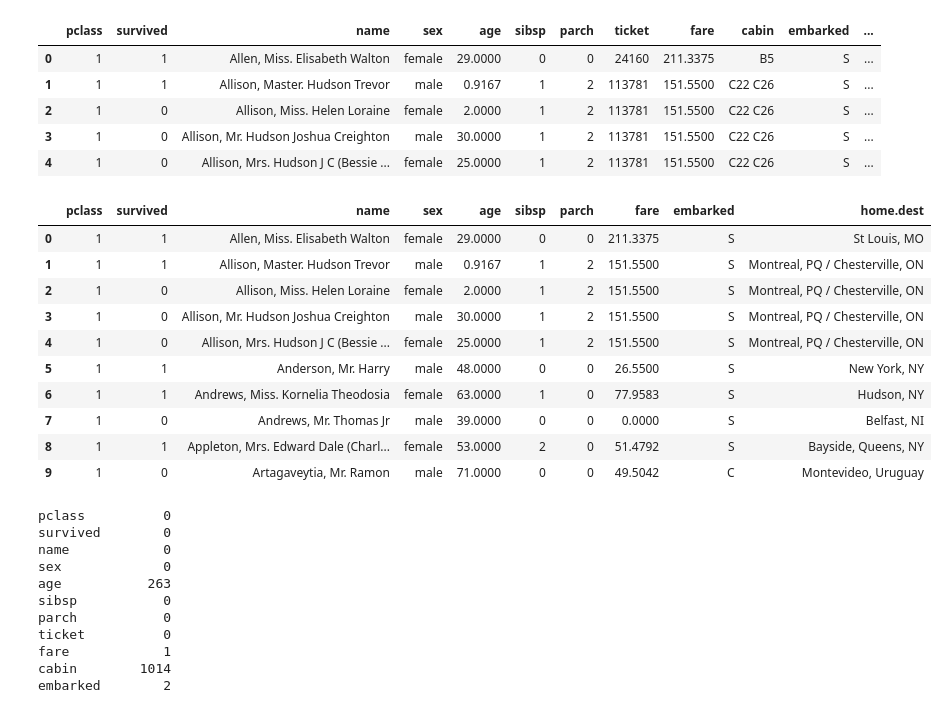
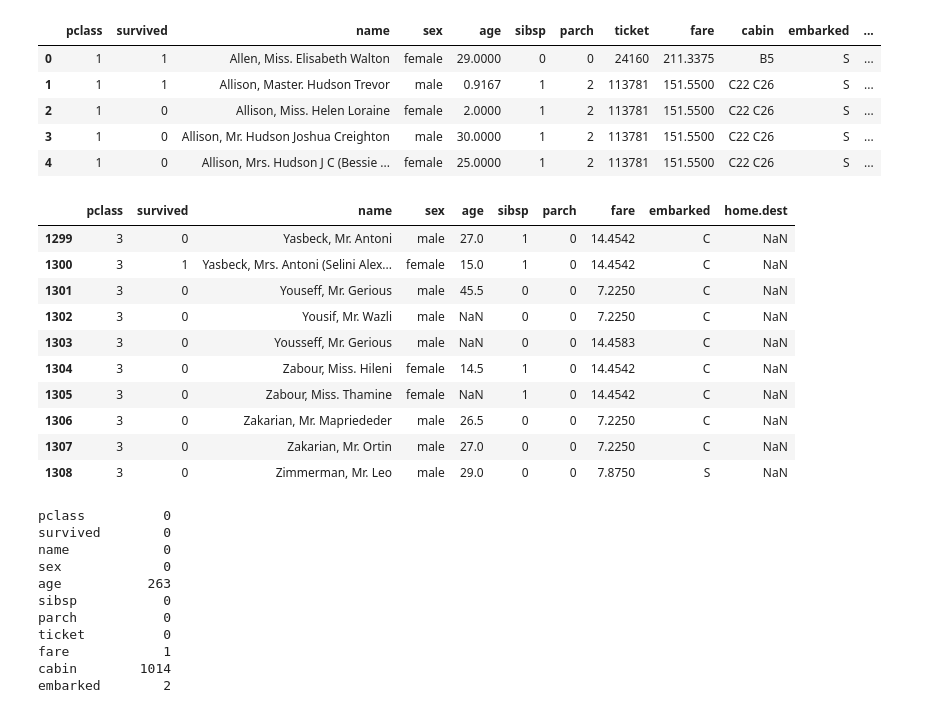
Before and after one commit to San-Maansson/EDA_Titanic, a Jupyter notebook: titanic.ipynb, the cells around one changed output. Saved outputs shown, nothing was run; the diff lists cells and outputs as text; code cells hidden in the pictures.

```diff
--- a/titanic.ipynb
+++ b/titanic.ipynb
@@ -17,19 +17,19 @@ df.head() #show the first 5 records
 | 3 | 1 | 0 | Allison, Mr. Hudson Joshua Creighton | male | 30.0000 | 1 | 2 | 113781 | 151.5500 | C22 C26 | S | ... |
 | 4 | 1 | 0 | Allison, Mrs. Hudson J C (Bessie ... | female | 25.0000 | 1 | 2 | 113781 | 151.5500 | C22 C26 | S | ... |
 # %%
-df.drop(['ticket','cabin','boat','body'], axis=1).head(10) #drop some columns and show the first 10 record
+df.drop(['ticket','cabin','boat','body'], axis=1).tail(10) #drop some columns and show the last 10 record
 # %% [output]
 |  | pclass | survived | name | sex | age | sibsp | parch | fare | embarked | home.dest |
-| 0 | 1 | 1 | Allen, Miss. Elisabeth Walton | female | 29.0000 | 0 | 0 | 211.3375 | S | St Louis, MO |
-| 1 | 1 | 1 | Allison, Master. Hudson Trevor | male | 0.9167 | 1 | 2 | 151.5500 | S | Montreal, PQ / Chesterville, ON |
-| 2 | 1 | 0 | Allison, Miss. Helen Loraine | female | 2.0000 | 1 | 2 | 151.5500 | S | Montreal, PQ / Chesterville, ON |
-| 3 | 1 | 0 | Allison, Mr. Hudson Joshua Creighton | male | 30.0000 | 1 | 2 | 151.5500 | S | Montreal, PQ / Chesterville, ON |
-| 4 | 1 | 0 | Allison, Mrs. Hudson J C (Bessie ... | female | 25.0000 | 1 | 2 | 151.5500 | S | Montreal, PQ / Chesterville, ON |
-| 5 | 1 | 1 | Anderson, Mr. Harry | male | 48.0000 | 0 | 0 | 26.5500 | S | New York, NY |
-| 6 | 1 | 1 | Andrews, Miss. Kornelia Theodosia | female | 63.0000 | 1 | 0 | 77.9583 | S | Hudson, NY |
-| 7 | 1 | 0 | Andrews, Mr. Thomas Jr | male | 39.0000 | 0 | 0 | 0.0000 | S | Belfast, NI |
-| 8 | 1 | 1 | Appleton, Mrs. Edward Dale (Charl... | female | 53.0000 | 2 | 0 | 51.4792 | S | Bayside, Queens, NY |
-| 9 | 1 | 0 | Artagaveytia, Mr. Ramon | male | 71.0000 | 0 | 0 | 49.5042 | C | Montevideo, Uruguay |
+| 1299 | 3 | 0 | Yasbeck, Mr. Antoni | male | 27.0 | 1 | 0 | 14.4542 | C | NaN |
+| 1300 | 3 | 1 | Yasbeck, Mrs. Antoni (Selini Alex... | female | 15.0 | 1 | 0 | 14.4542 | C | NaN |
+| 1301 | 3 | 0 | Youseff, Mr. Gerious | male | 45.5 | 0 | 0 | 7.2250 | C | NaN |
+| 1302 | 3 | 0 | Yousif, Mr. Wazli | male | NaN | 0 | 0 | 7.2250 | C | NaN |
+| 1303 | 3 | 0 | Yousseff, Mr. Gerious | male | NaN | 0 | 0 | 14.4583 | C | NaN |
+| 1304 | 3 | 0 | Zabour, Miss. Hileni | female | 14.5 | 1 | 0 | 14.4542 | C | NaN |
+| 1305 | 3 | 0 | Zabour, Miss. Thamine | female | NaN | 1 | 0 | 14.4542 | C | NaN |
+| 1306 | 3 | 0 | Zakarian, Mr. Mapriededer | male | 26.5 | 0 | 0 | 7.2250 | C | NaN |
+| 1307 | 3 | 0 | Zakarian, Mr. Ortin | male | 27.0 | 0 | 0 | 7.2250 | C | NaN |
+| 1308 | 3 | 0 | Zimmerman, Mr. Leo | male | 29.0 | 0 | 0 | 7.8750 | S | NaN |
 # %%
 df.isnull().sum()
 # %% [output]
```
